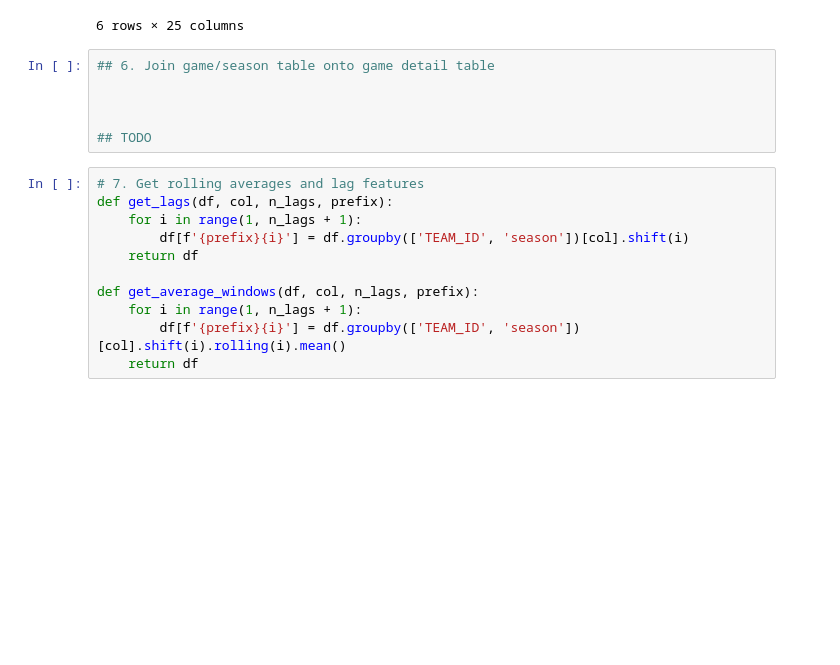
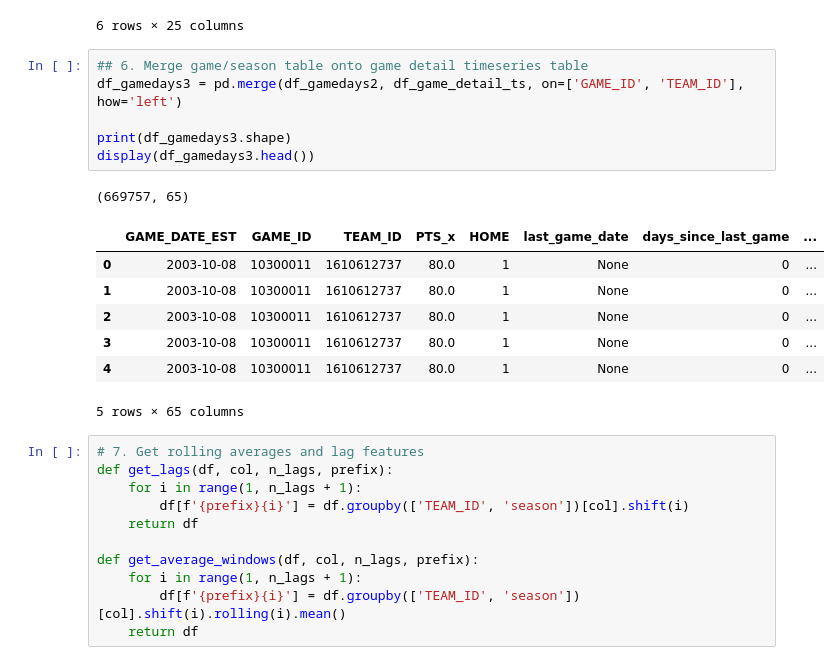
Before and after one commit to brownbrandon272/basketball, a Jupyter notebook: scripts/detail_explore.ipynb, the cells around one changed output. Cells and saved outputs as stored; diff of their text form; blank space fills up the shorter version.

```diff
--- a/scripts/detail_explore.ipynb
+++ b/scripts/detail_explore.ipynb
@@ -456,11 +506,20 @@ display(df_gamedays2.iloc[[0, 1, 2, 53299, 53300, 53301]])
 | 53301 | 2022-12-21 | 22200476 | 1610612766 | 105.0 | 0 | 2022-12-19 00:00:00.000000 | 2 | ... |
 6 rows × 25 columns
 # %%
-## 6. Join game/season table onto game detail table
+## 6. Merge game/season table onto game detail timeseries table
+df_gamedays3 = pd.merge(df_gamedays2, df_game_detail_ts, on=['GAME_ID', 'TEAM_ID'], how='left')
 
-
-
-## TODO
+print(df_gamedays3.shape)
+display(df_gamedays3.head())
+# %% [output]
+(669757, 65)
+|  | GAME_DATE_EST | GAME_ID | TEAM_ID | PTS_x | HOME | last_game_date | days_since_last_game | ... |
+| 0 | 2003-10-08 | 10300011 | 1610612737 | 80.0 | 1 | None | 0 | ... |
+| 1 | 2003-10-08 | 10300011 | 1610612737 | 80.0 | 1 | None | 0 | ... |
+| 2 | 2003-10-08 | 10300011 | 1610612737 | 80.0 | 1 | None | 0 | ... |
+| 3 | 2003-10-08 | 10300011 | 1610612737 | 80.0 | 1 | None | 0 | ... |
+| 4 | 2003-10-08 | 10300011 | 1610612737 | 80.0 | 1 | None | 0 | ... |
+5 rows × 65 columns
 # %%
 # 7. Get rolling averages and lag features
 def get_lags(df, col, n_lags, prefix):
```
Also changed, not shown: parts of 13 cells of this notebook.
